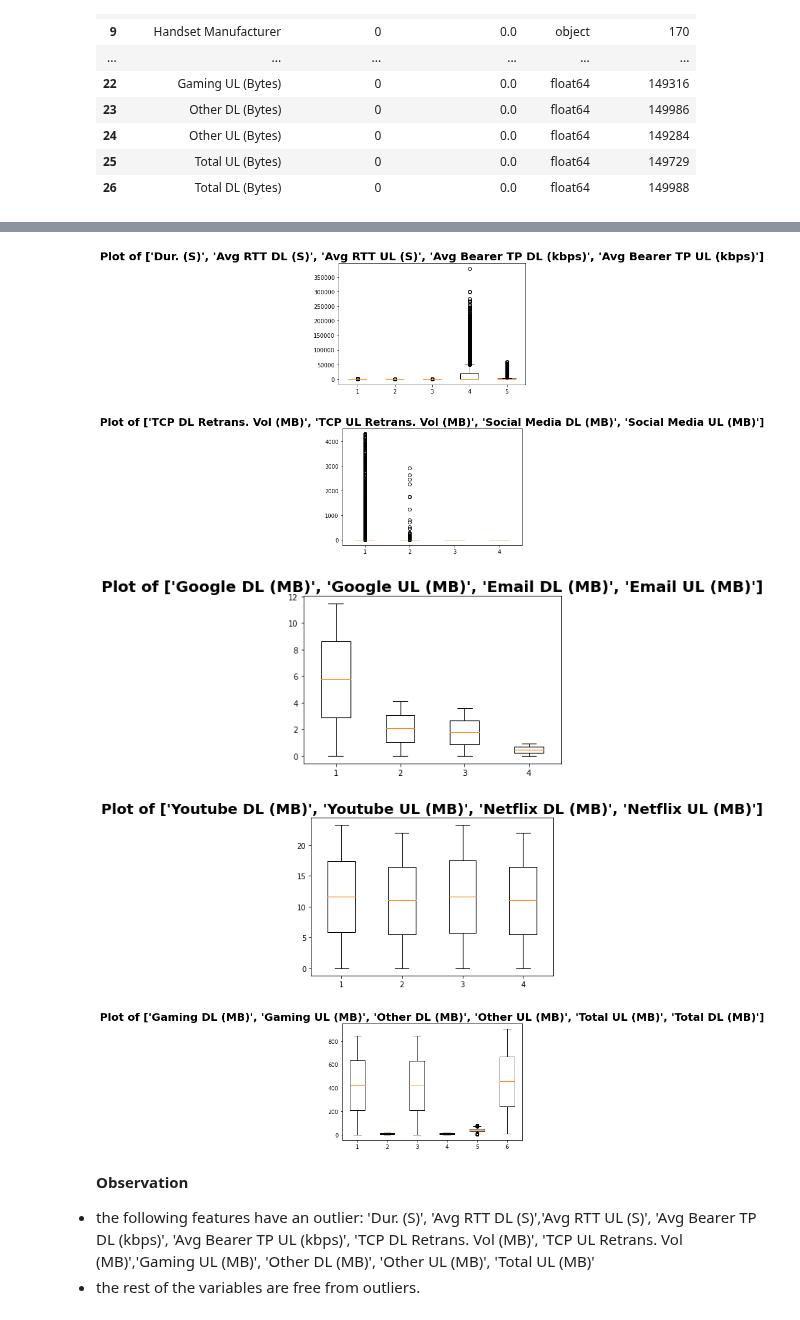
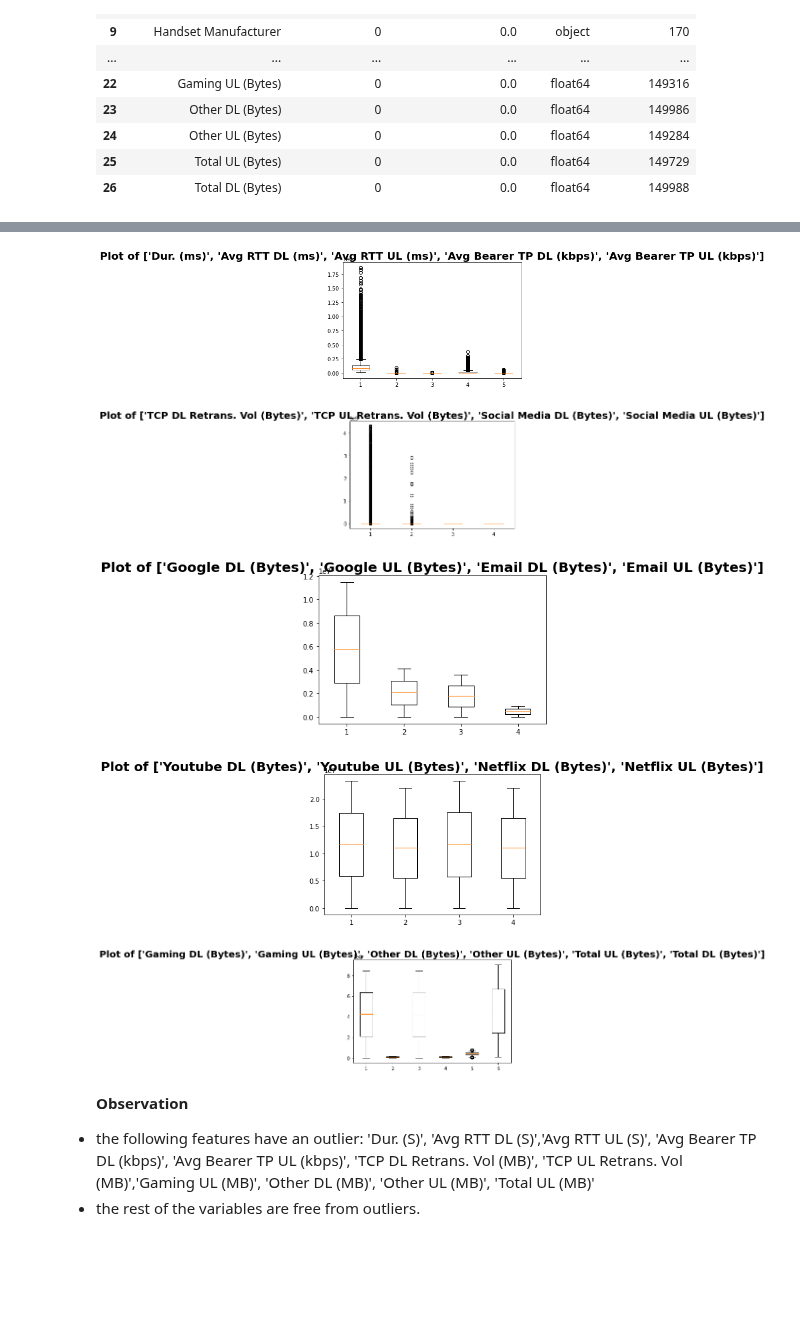
Before and after one commit to benbel376/telecom_users_analytics, a Jupyter notebook: notebooks/data_preparation.ipynb, the cells around one changed output, grey strips where cells are left out. Saved outputs shown, nothing was run; the diff lists cells and outputs as text; code cells hidden in the pictures; blank space fills up the shorter version.

```diff
--- a/notebooks/data_preparation.ipynb
+++ b/notebooks/data_preparation.ipynb
@@ -148,36 +148,35 @@ Index(['Bearer Id', 'Dur. (S)', 'MSISDN/Number', 'Avg RTT DL (S)',
       dtype='object')
 # %%
 #Checking for outliers
-outlier_checklist = ['Dur. (S)', 'Avg RTT DL (S)',
-       'Avg RTT UL (S)', 'Avg Bearer TP DL (kbps)', 'Avg Bearer TP UL (kbps)']
+outlier_checklist = ['Dur. (ms)', 'Avg RTT DL (ms)', 'Avg RTT UL (ms)', 'Avg Bearer TP DL (kbps)', 'Avg Bearer TP UL (kbps)']
 sumar.plot_box(cleaned_df_p4, outlier_checklist)
 # %% [output]
-[figure, old version]
+[figure, new version]
 # %%
-outlier_checklist2 = ['TCP DL Retrans. Vol (MB)', 'TCP UL Retrans. Vol (MB)', 'Social Media DL (MB)',
-       'Social Media UL (MB)']
+outlier_checklist2 = ['TCP DL Retrans. Vol (Bytes)', 'TCP UL Retrans. Vol (Bytes)', 'Social Media DL (Bytes)',
+       'Social Media UL (Bytes)']
 sumar.plot_box(cleaned_df_p4, outlier_checklist2)
 # %% [output]
-[figure, old version]
+[figure, new version]
 # %%
-outlier_checklist3 = ['Google DL (MB)', 'Google UL (MB)',
-       'Email DL (MB)', 'Email UL (MB)' ]
+outlier_checklist3 = ['Google DL (Bytes)', 'Google UL (Bytes)',
+       'Email DL (Bytes)', 'Email UL (Bytes)' ]
 sumar.plot_box(cleaned_df_p4, outlier_checklist3)
 # %% [output]
-[figure, old version]
+[figure, new version]
 # %%
-outlier_checklist4 = ['Youtube DL (MB)', 'Youtube UL (MB)',
-       'Netflix DL (MB)', 'Netflix UL (MB)']
+outlier_checklist4 = ['Youtube DL (Bytes)', 'Youtube UL (Bytes)',
+       'Netflix DL (Bytes)', 'Netflix UL (Bytes)']
 sumar.plot_box(cleaned_df_p4, outlier_checklist4)
 # %% [output]
-[figure, old version]
+[figure, new version]
 # %%
-outlier_checklist5 = ['Gaming DL (MB)',
-       'Gaming UL (MB)', 'Other DL (MB)', 'Other UL (MB)', 'Total UL (MB)',
-       'Total DL (MB)']
+outlier_checklist5 = ['Gaming DL (Bytes)',
+       'Gaming UL (Bytes)', 'Other DL (Bytes)', 'Other UL (Bytes)', 'Total UL (Bytes)',
+       'Total DL (Bytes)']
 sumar.plot_box(cleaned_df_p4, outlier_checklist5)
 # %% [output]
-[figure, old version]
+[figure, new version]
 # %% [markdown]
 **Observation**
 <li> the following features have an outlier: 'Dur. (S)', 'Avg RTT DL (S)','Avg RTT UL (S)', 'Avg Bearer TP DL (kbps)', 'Avg Bearer TP UL (kbps)', 'TCP DL Retrans. Vol (MB)', 'TCP UL Retrans. Vol (MB)','Gaming UL (MB)', 'Other DL (MB)', 'Other UL (MB)', 'Total UL (MB)'
```
Also changed, not shown: parts of 4 cells of this notebook, 1 other file.
